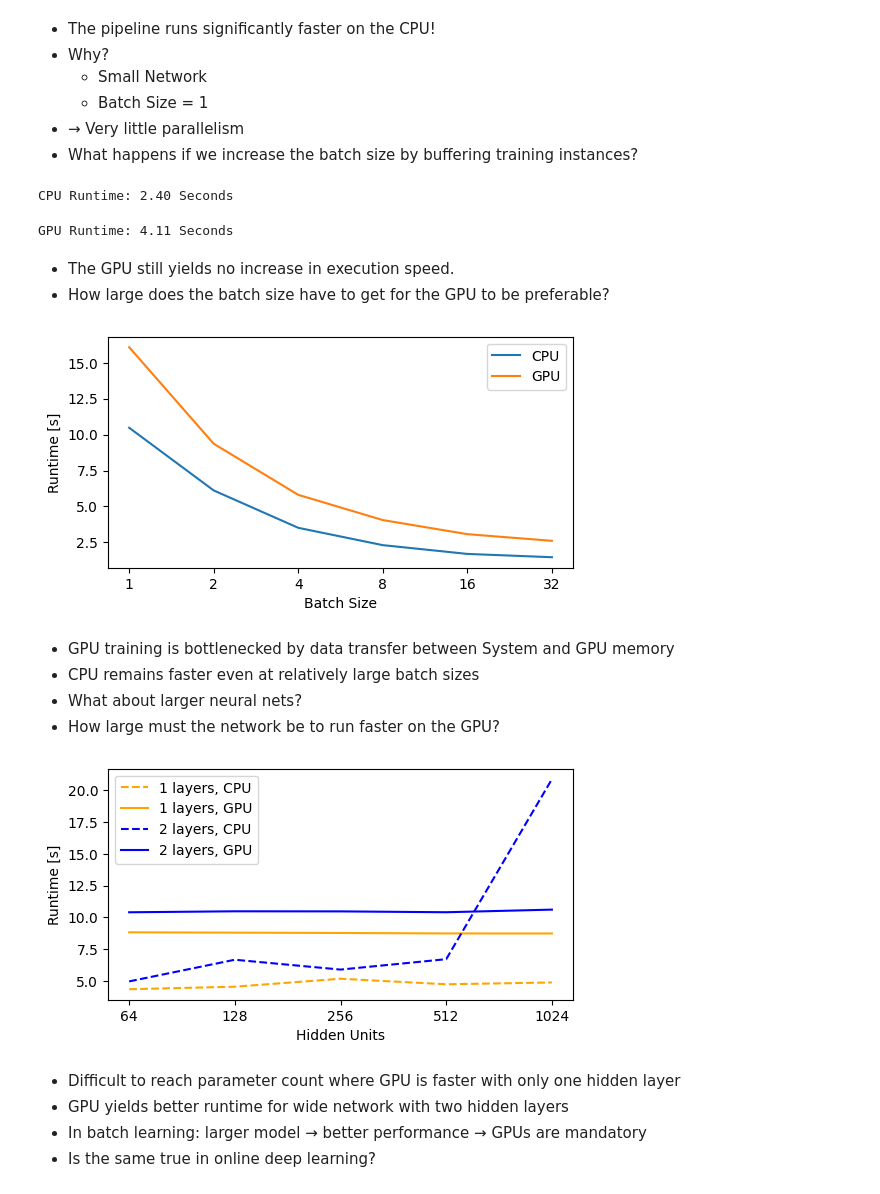
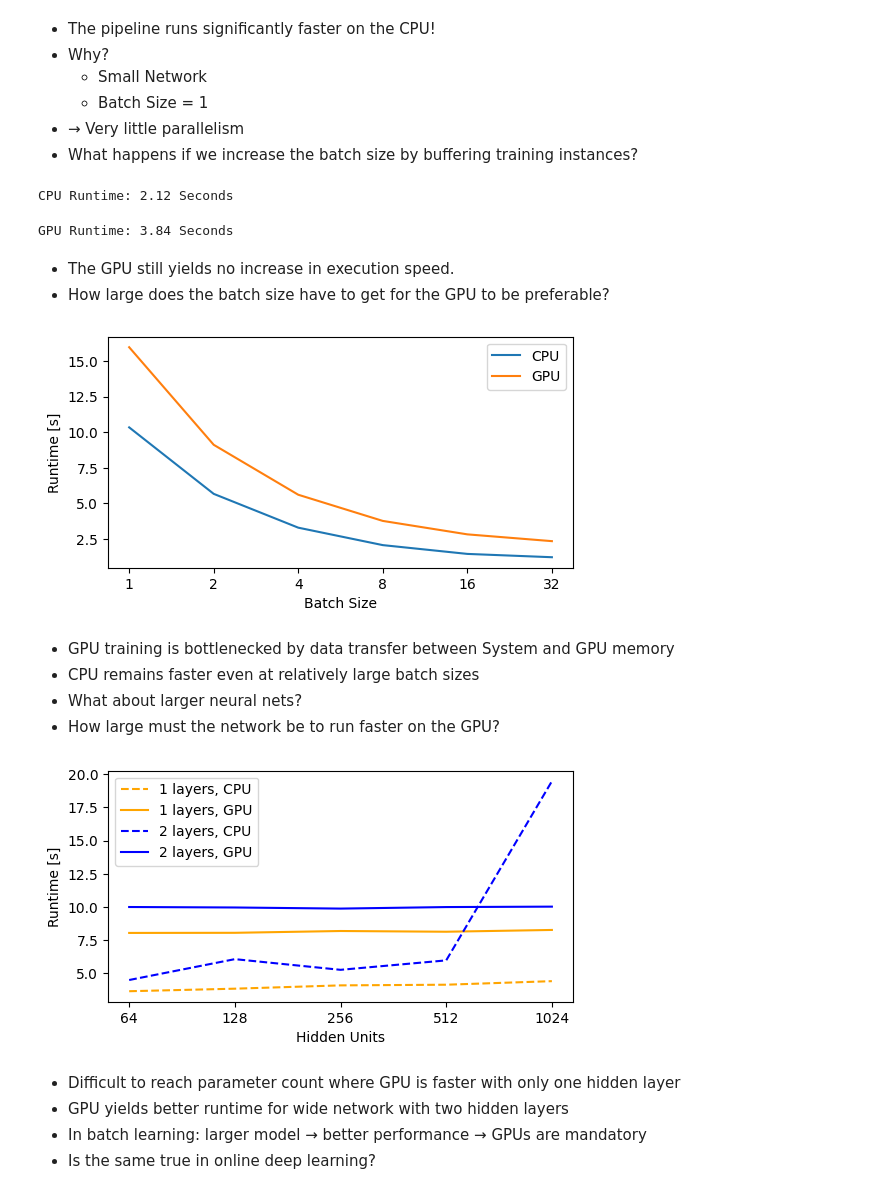
Before and after one commit to lucasczz/deep-river, a Jupyter notebook: docs/examples/ecml_tutorial/gpu_vs_cpu.ipynb, the cells around one changed output. Saved outputs shown, nothing was run; the diff lists cells and outputs as text; code cells hidden in the pictures.

```diff
--- a/docs/examples/ecml_tutorial/gpu_vs_cpu.ipynb
+++ b/docs/examples/ecml_tutorial/gpu_vs_cpu.ipynb
@@ -78,16 +78,13 @@ else:
 CUDA is available.
 GPU: NVIDIA GeForce RTX 3090
 # %%
-# Create classification pipeline
-model = compose.Pipeline(
-    preprocessing.MinMaxScaler(),
-    Classifier(module=MyMLP, lr=0.5, device=device),
-)
+# Create classification model
+model = Classifier(module=MyMLP, lr=0.5, device=device)
 
 metric = metrics.Accuracy()
 
 start = time()
-# Run anomaly detection pipeline using GPU (if available)
+# Run anomaly detection model using GPU (if available)
 for x, y in tqdm(data):
     # Predict and train on current instance
     pred = model.predict_one(x)
@@ -101,9 +98,6 @@ GPU Runtime: 10.65 Seconds
 # %%
 # Create anomaly detection pipeline
-model = compose.Pipeline(
-    preprocessing.MinMaxScaler(),
-    Classifier(module=MyMLP, lr=0.5, device="cpu"),
-)
+model = Classifier(module=MyMLP, lr=0.5, device="cpu")
 
 metric = metrics.Accuracy()
 
@@ -131,7 +125,6 @@ CPU Runtime: 5.16 Seconds
 def run_batch_wise(batch_size, device, verbose=True):
     # Add a buffer storing samples until desired batch size is reached
     buffer = StreamBuffer(size=batch_size)
-    scaler = preprocessing.MinMaxScaler()
     model = Classifier(
         module=MyMLP, lr=0.5, device=device
     )  # TODO: Remove this for "hands-on" blank text?
@@ -140,7 +133,6 @@ def run_batch_wise(batch_size, device, verbose=True):
     start = time()
     iterator = tqdm(data) if verbose else data
     for x, y in iterator:
-        x = scaler.learn_one(x).transform_one(x)
         pred = model.predict_one(
             x
         )  # TODO: Remove this for "hands-on" blank text?
@@ -164,8 +156,8 @@ print("CPU Runtime: {:.2f} Seconds \n".format(runtime))
 accuracy, runtime = run_batch_wise(batch_size=8, device=device)
 print("\nGPU Runtime: {:.2f} Seconds".format(runtime))
 # %% [output]
-CPU Runtime: 2.40 Seconds
+CPU Runtime: 2.12 Seconds
-GPU Runtime: 4.11 Seconds
+GPU Runtime: 3.84 Seconds
 # %% [markdown]
 * The GPU still yields no increase in execution speed.
 * How large does the batch size have to get for the GPU to be preferable?
@@ -198,7 +190,7 @@ ax.set_xticks(net_widths)
 ax.set_xticklabels(net_widths)
 l = ax.legend()
 # %% [output]
-[figure, old version]
+[figure, new version]
 # %% [markdown]
 * GPU training is bottlenecked by data transfer between System and GPU memory
 * CPU remains faster even at relatively large batch sizes
@@ -210,21 +202,18 @@ results = []
 configs = product([1, 2], [2**i for i in range(6, 11)], ["cpu", "cuda:0"])
 for net_depth, net_width, device in list(configs):
     dname = "GPU" if device == "cuda:0" else "CPU"
-    model = compose.Pipeline(
-        preprocessing.MinMaxScaler(),
-        Classifier(
-            module=MyMLP,
-            lr=0.5,
-            device=device,
-            hidden_units=net_width,
-            hidden_layers=net_depth,
-        ),
+    model = Classifier(
+        module=MyMLP,
+        lr=0.5,
+        device=device,
+        hidden_units=net_width,
+        hidden_layers=net_depth,
     )
     metric = metrics.Accuracy()
 
     start = time()
 
-    # Run anomaly detection pipeline using GPU (if available)
+    # Run network using GPU (if available)
     for x, y in data:
         # Predict and train on current instance
         pred = model.predict_one(x)
@@ -235,34 +224,34 @@ for net_depth, net_width, device in list(configs):
         {
             "runtime": time() - start,
             "accuracy": metric.get(),
             "device": dname,
             "hidden_units": net_width,
             "hidden_layers": net_depth,
         }
     )
 
 df = pd.DataFrame(results)
 df = df.sort_values(by="hidden_units")
 fig, ax = plt.subplots(figsize=(6, 3))
 colors = {1: "orange", 2: "blue"}
 styles = {"CPU": "dashed", "GPU": "solid"}
 for (hidden_layers, dev), dfd in df.groupby(["hidden_layers", "device"]):
     ax.plot(
         dfd["hidden_units"],
         dfd["runtime"],
         label=f"{hidden_layers} layers, {dev}",
         c=colors[hidden_layers],
         linestyle=styles[dev],
     )
 ax.set_xlabel("Hidden Units")
 ax.set_ylabel("Runtime [s]")
 net_widths = df["hidden_units"].unique()
 ax.set_xscale("log", base=2)
 ax.set_xticks(net_widths)
 ax.set_xticklabels(net_widths)
 l = ax.legend()
 # %% [output]
-[figure, old version]
+[figure, new version]
 # %% [markdown]
 * Difficult to reach parameter count where GPU is faster with only one hidden layer
 * GPU yields better runtime for wide network with two hidden layers
```
Also changed, not shown: parts of 3 cells of this notebook, 3 other files.
